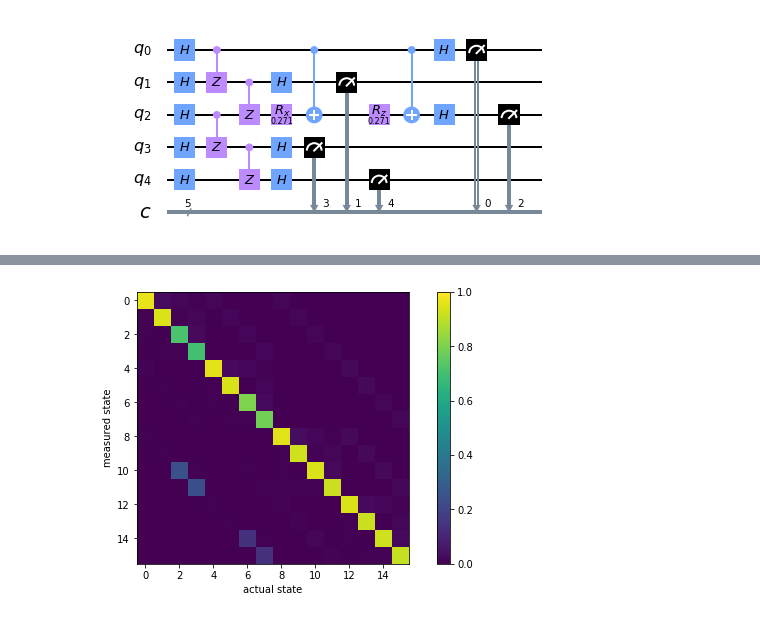
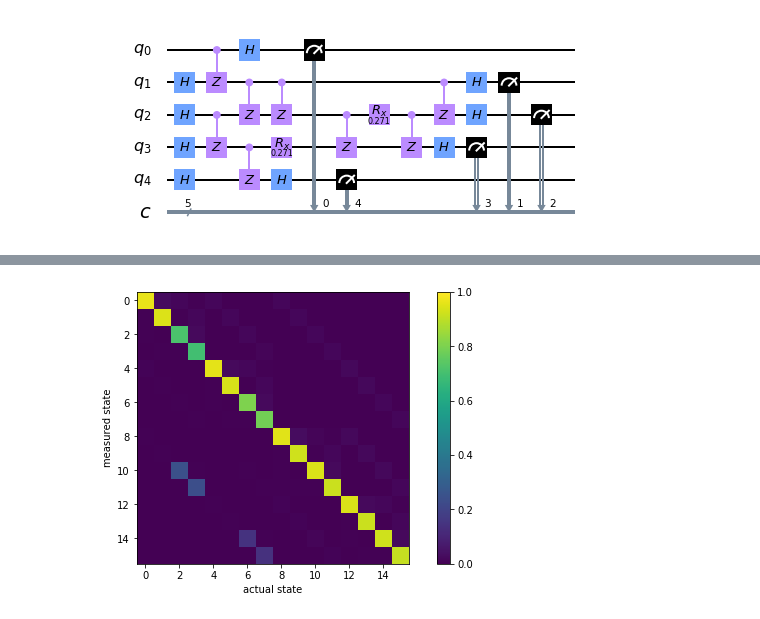
Before and after one commit to rafaelha/mbqc_wire, a Jupyter notebook: spt5_measurement_mitigation.ipynb, the cells around one changed output, grey strips where cells are left out. Drawn from its saved outputs; the diff is of its cells as text; code cells hidden in the pictures.

```diff
--- a/spt5_measurement_mitigation.ipynb
+++ b/spt5_measurement_mitigation.ipynb
@@ -77,6 +77,8 @@ alphas = np.linspace(0.01,2*np.pi-0.01,25)
 sets=[0,1,2,3]
 n_sets = len(sets)
 submit = [] # this list will store all circuits
+initial_state = 0 #
+state = ['|0>','|1>','|+>','|->','|y+>','|y->']
 psi_in = np.zeros(2)
 symstring = ["","","id",""]
 
@@ -85,6 +87,7 @@ symstring = ["","","id",""]
 m = QuantumCircuit(n_qubits,n_qubits)
 for i in np.arange(n_qubits-1):
     m.h(i)
+
 m.measure(range(n_qubits-1),range(n_qubits-1))
 
 # tomography on the last qubit, i.e. measurement along x,y,z
@@ -102,58 +105,96 @@ my.measure(n_qubits-1,n_qubits-1)
 
 # define the main circuit for different symmetry in [True,False]
 # and for all alphas
-# THIS PART HAS TO BE ADJUSTED IF THE NUMBER OF QUBITS n_qubits IS CHANGED
+
 for symmetry in sets:
     for alpha in alphas:
         circuit = QuantumCircuit(n_qubits,n_qubits)
 
         # define initial state
-        psi_in = np.array([1,1])/np.sqrt(2)
+        #circuit.h(0)
+        #circuit.sdg(0)
+        #circuit.x(0)
+        #circuit.h(0)
+        if initial_state == 0:
+            psi_in = np.array([1,0])
+        elif initial_state == 1:
+            circuit.x(0)
+            psi_in = np.array([0,1])
+        elif initial_state == 2:
+            circuit.h(0)
+            psi_in = np.array([1,1])/np.sqrt(2)
+        elif initial_state == 3:
+            circuit.x(0)
+            circuit.h(0)
+            psi_in = np.array([1,-1])/np.sqrt(2)
+        elif initial_state == 4:
+            circuit.h(0)
+            circuit.s(0)
+            psi_in = np.array([1,1j])/np.sqrt(2)
+        elif initial_state == 5:
+            circuit.h(0)
+            circuit.sdg(0)
+            psi_in = np.array([1,-1j])/np.sqrt(2)
 
-        for i in np.arange(n_qubits):
+
+        for i in np.arange(1,n_qubits):
             circuit.h(i)
         circuit.cz(0,1)
         circuit.cz(2,3)
         circuit.cz(1,2)
         circuit.cz(3,4)
 
         ###############################
         # unitary goes in here
         ###############################
-        if symmetry != 2:
-            if symmetry != 3:
-                circuit.rx(alpha,2)
-                circuit.cnot(0,2)
-                circuit.rz(alpha, 2)
-                circuit.cnot(0,2)
+        # 0 - symm preserving (long)
+        # 1 - symm breaking (long)
+        # 2 - id
+        # 3 - symm breaking (short)
+        many_qubit = ""
+        single_qubit = "id"
+
+        if symmetry == 0: # symmetry preserving single unitary
+            circuit.rx(alpha, 3)
+            single_qubit = r"$R_x(\alpha)_4$"
+        if symmetry == 2: # symmetry preserving single unitary
+            circuit.rx(-alpha, 3)
+            single_qubit = r"$R_x(-\alpha)_4$"
+        if symmetry == 1: # symmetry breaking single unitary
+            circuit.ry(alpha, 3)
+            single_qubit = r"$R_y(\alpha)_4$"
+        if symmetry == 3: # symmetry breaking single unitary
+            circuit.ry(-alpha, 3)
+            single_qubit = r"$R_y(-\alpha)_4$"
+        # symmetry preserving multi unitary
+        circuit.cz(1,2)
+        circuit.cz(2,3)
+        circuit.rx(alpha, 2)
+        circuit.cz(2,3)
+        circuit.cz(1,2)
+        many_qubit = r"$exp(i\alpha Z_2 X_3 Z_4)$"
 
 
-                # description the symmetry preserving unitary, this string is printed as a plotlabel
-                symstring[0] = r"$exp(i\alpha Z_1 Z_3)R_x(\alpha)_3$"
-
-            if symmetry==1 or symmetry==3:
-                circuit.rz(alpha,0)
-                # description of the symmetry breaking unitary
-                symstring[1] = symstring[0] + r" $R_z(\alpha)_1$"
-                symstring[3] = r" $R_z(\alpha)_1$"
+        # description the symmetry preserving unitary, this string is printed as a plotlabel
+        symstring[symmetry] = many_qubit + single_qubit
         ##############################
         ##############################
 
         submit.append(circuit+m+mx)
         submit.append(circuit+m+my)
         submit.append(circuit+m+mz)
 
 
 def drawcircuits(circuits, selected):
     for i in selected:
         f1 = plt.figure(); ax = f1.add_subplot(111);
         circuits[i].draw(idle_wires=False, output='mpl',scale=0.5, ax=ax)
 
 # print somce circuits to see if everything is implemented correctly
 # choose first 3 circuits of first half (symmetry preserving, alpha=0)
 # and choose first 3 circuits of second half (symmetry brealing, alpha=0)
 print_selected = np.array([3])
 drawcircuits(submit, print_selected)
 # %% [output]
-[figure, old version]
+[figure, new version]
 # %%
```
Also changed, not shown: parts of 4 cells of this notebook.
